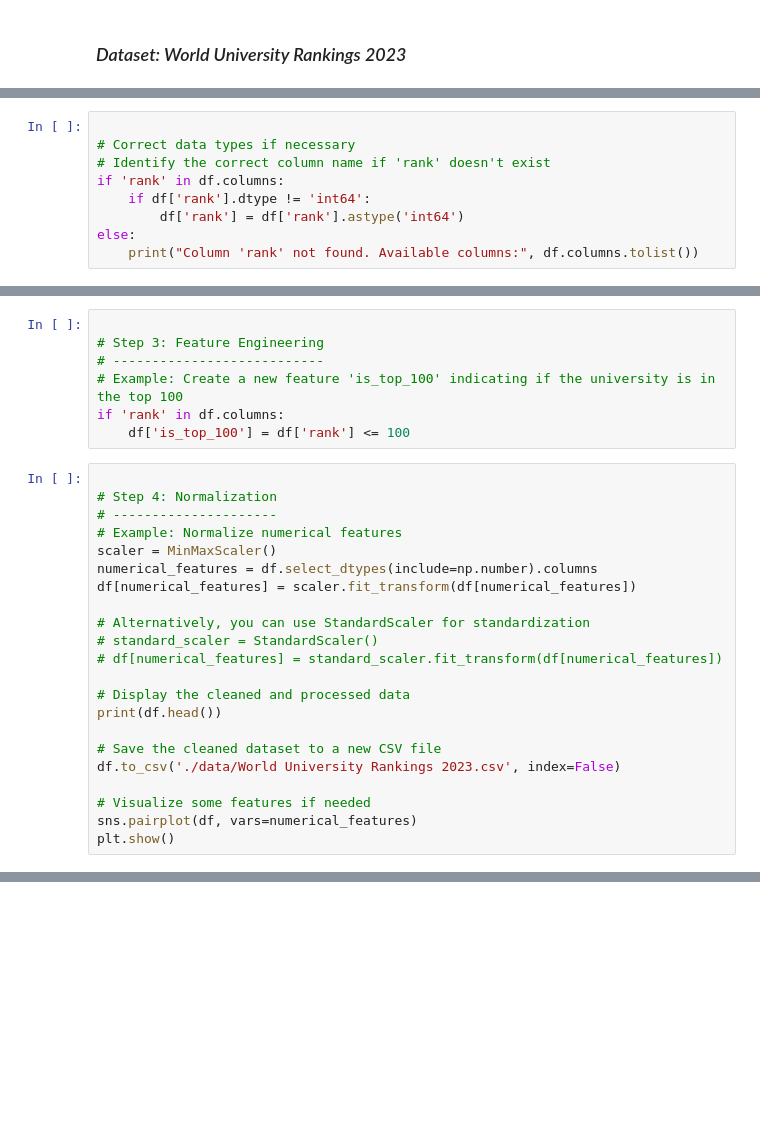
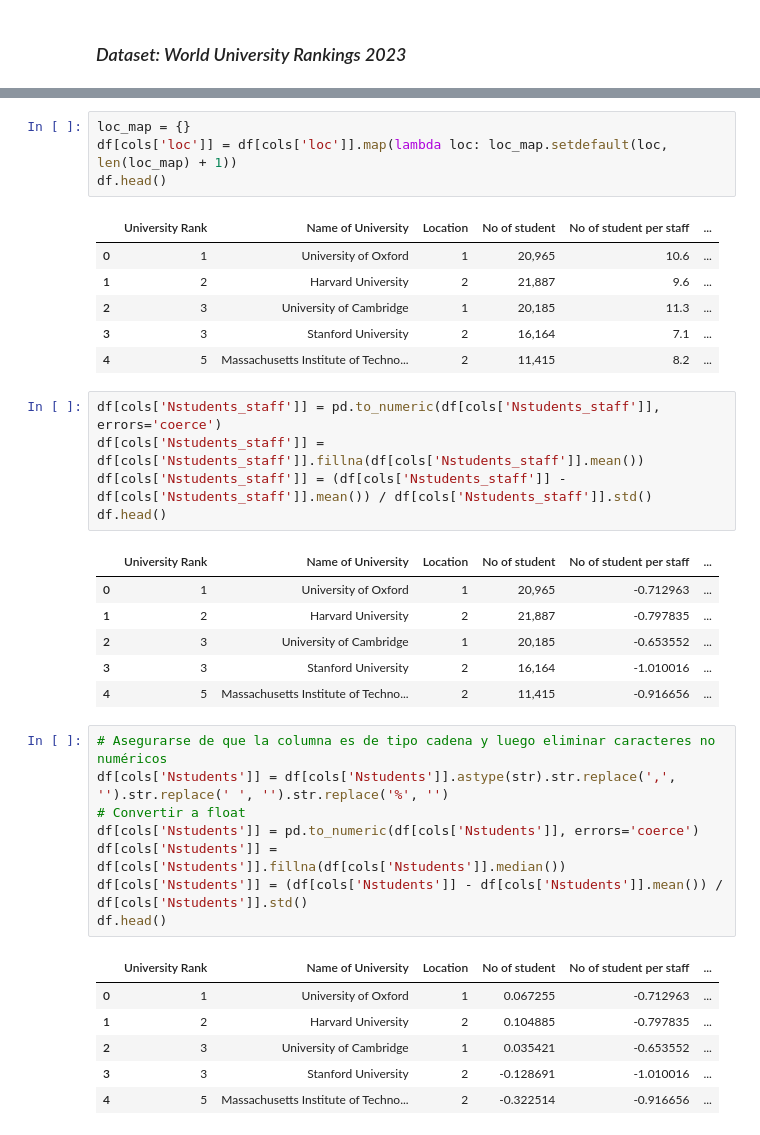
Before and after one commit to JuanFZ/miner-aJLFA, a Jupyter notebook: quiz1.ipynb, the cells around one changed output, grey strips where cells are left out. Drawn from its saved outputs; the diff is of its cells as text; blank space fills up the shorter version.

```diff
--- a/quiz1.ipynb
+++ b/quiz1.ipynb
@@ -164,9 +93,0 @@ For example, when doing 'df[col].method(value, inplace=True)', try using 'df.met
-# %%
-
-# Correct data types if necessary
-# Identify the correct column name if 'rank' doesn't exist
-if 'rank' in df.columns:
-    if df['rank'].dtype != 'int64':
-        df['rank'] = df['rank'].astype('int64')
-else:
-    print("Column 'rank' not found. Available columns:", df.columns.tolist())
@@ -175,29 +93,0 @@ Column 'rank' not found. Available columns: ['University Rank', 'Name of Univers
-# %%
-
-# Step 3: Feature Engineering
-# ---------------------------
-# Example: Create a new feature 'is_top_100' indicating if the university is in the top 100
-if 'rank' in df.columns:
-    df['is_top_100'] = df['rank'] <= 100
-# %%
-
-# Step 4: Normalization
-# ---------------------
-# Example: Normalize numerical features
-scaler = MinMaxScaler()
-numerical_features = df.select_dtypes(include=np.number).columns
-df[numerical_features] = scaler.fit_transform(df[numerical_features])
-
-# Alternatively, you can use StandardScaler for standardization
-# standard_scaler = StandardScaler()
-# df[numerical_features] = standard_scaler.fit_transform(df[numerical_features])
-
-# Display the cleaned and processed data
-print(df.head())
-
-# Save the cleaned dataset to a new CSV file
-df.to_csv('./data/World University Rankings 2023.csv', index=False)
-
-# Visualize some features if needed
-sns.pairplot(df, vars=numerical_features)
-plt.show()
@@ -222,0 +94,38 @@ plt.show()
+# %%
+loc_map = {}
+df[cols['loc']] = df[cols['loc']].map(lambda loc: loc_map.setdefault(loc, len(loc_map) + 1))
+df.head()
+# %% [output]
+|  | University Rank | Name of University | Location | No of student | No of student per staff | ... |
+| 0 | 1 | University of Oxford | 1 | 20,965 | 10.6 | ... |
+| 1 | 2 | Harvard University | 2 | 21,887 | 9.6 | ... |
+| 2 | 3 | University of Cambridge | 1 | 20,185 | 11.3 | ... |
+| 3 | 3 | Stanford University | 2 | 16,164 | 7.1 | ... |
+| 4 | 5 | Massachusetts Institute of Techno... | 2 | 11,415 | 8.2 | ... |
+# %%
+df[cols['Nstudents_staff']] = pd.to_numeric(df[cols['Nstudents_staff']], errors='coerce')
+df[cols['Nstudents_staff']] = df[cols['Nstudents_staff']].fillna(df[cols['Nstudents_staff']].mean())
+df[cols['Nstudents_staff']] = (df[cols['Nstudents_staff']] - df[cols['Nstudents_staff']].mean()) / df[cols['Nstudents_staff']].std()
+df.head()
+# %% [output]
+|  | University Rank | Name of University | Location | No of student | No of student per staff | ... |
+| 0 | 1 | University of Oxford | 1 | 20,965 | -0.712963 | ... |
+| 1 | 2 | Harvard University | 2 | 21,887 | -0.797835 | ... |
+| 2 | 3 | University of Cambridge | 1 | 20,185 | -0.653552 | ... |
+| 3 | 3 | Stanford University | 2 | 16,164 | -1.010016 | ... |
+| 4 | 5 | Massachusetts Institute of Techno... | 2 | 11,415 | -0.916656 | ... |
+# %%
+# Asegurarse de que la columna es de tipo cadena y luego eliminar caracteres no numéricos
+df[cols['Nstudents']] = df[cols['Nstudents']].astype(str).str.replace(',', '').str.replace(' ', '').str.replace('%', '')
+# Convertir a float
+df[cols['Nstudents']] = pd.to_numeric(df[cols['Nstudents']], errors='coerce')
+df[cols['Nstudents']] = df[cols['Nstudents']].fillna(df[cols['Nstudents']].median())
+df[cols['Nstudents']] = (df[cols['Nstudents']] - df[cols['Nstudents']].mean()) / df[cols['Nstudents']].std()
+df.head()
+# %% [output]
+|  | University Rank | Name of University | Location | No of student | No of student per staff | ... |
+| 0 | 1 | University of Oxford | 1 | 0.067255 | -0.712963 | ... |
+| 1 | 2 | Harvard University | 2 | 0.104885 | -0.797835 | ... |
+| 2 | 3 | University of Cambridge | 1 | 0.035421 | -0.653552 | ... |
+| 3 | 3 | Stanford University | 2 | -0.128691 | -1.010016 | ... |
+| 4 | 5 | Massachusetts Institute of Techno... | 2 | -0.322514 | -0.916656 | ... |
```
Also changed, not shown: parts of 21 cells of this notebook, 1 other file.
